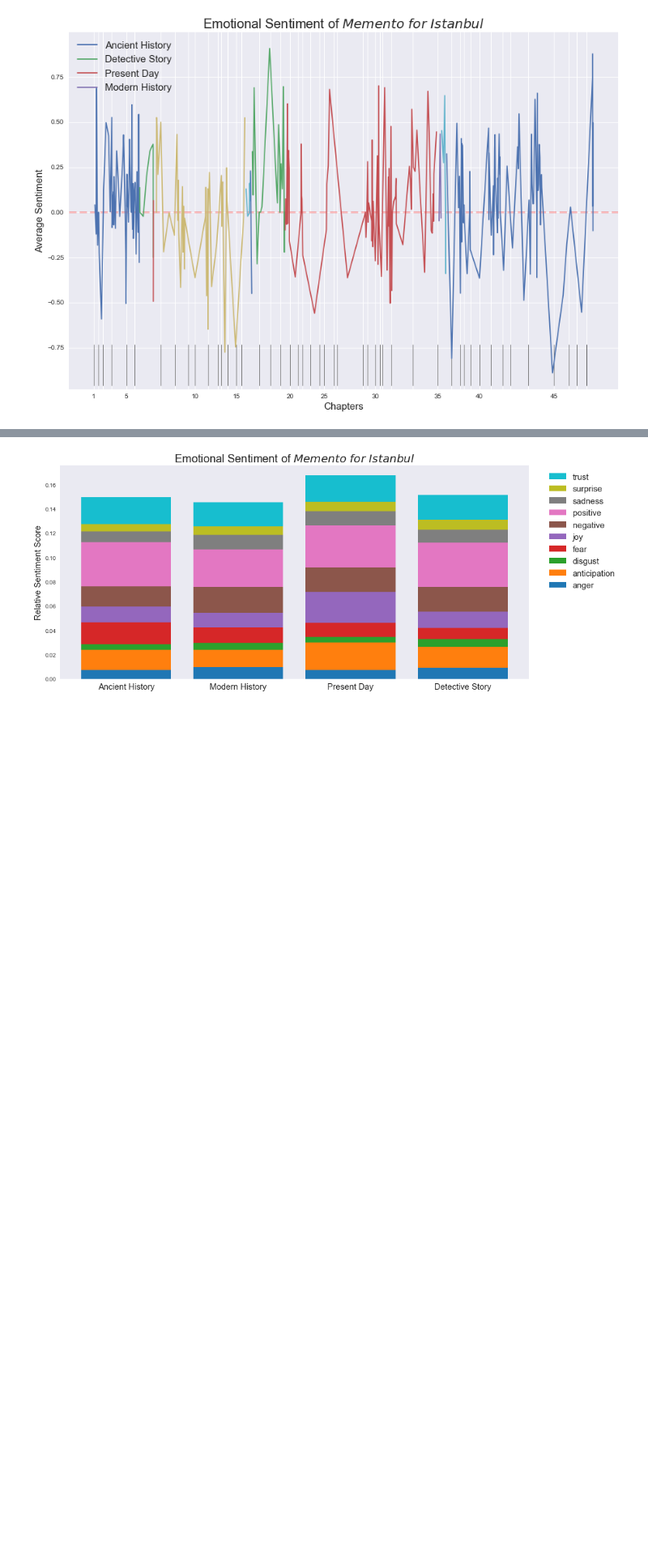
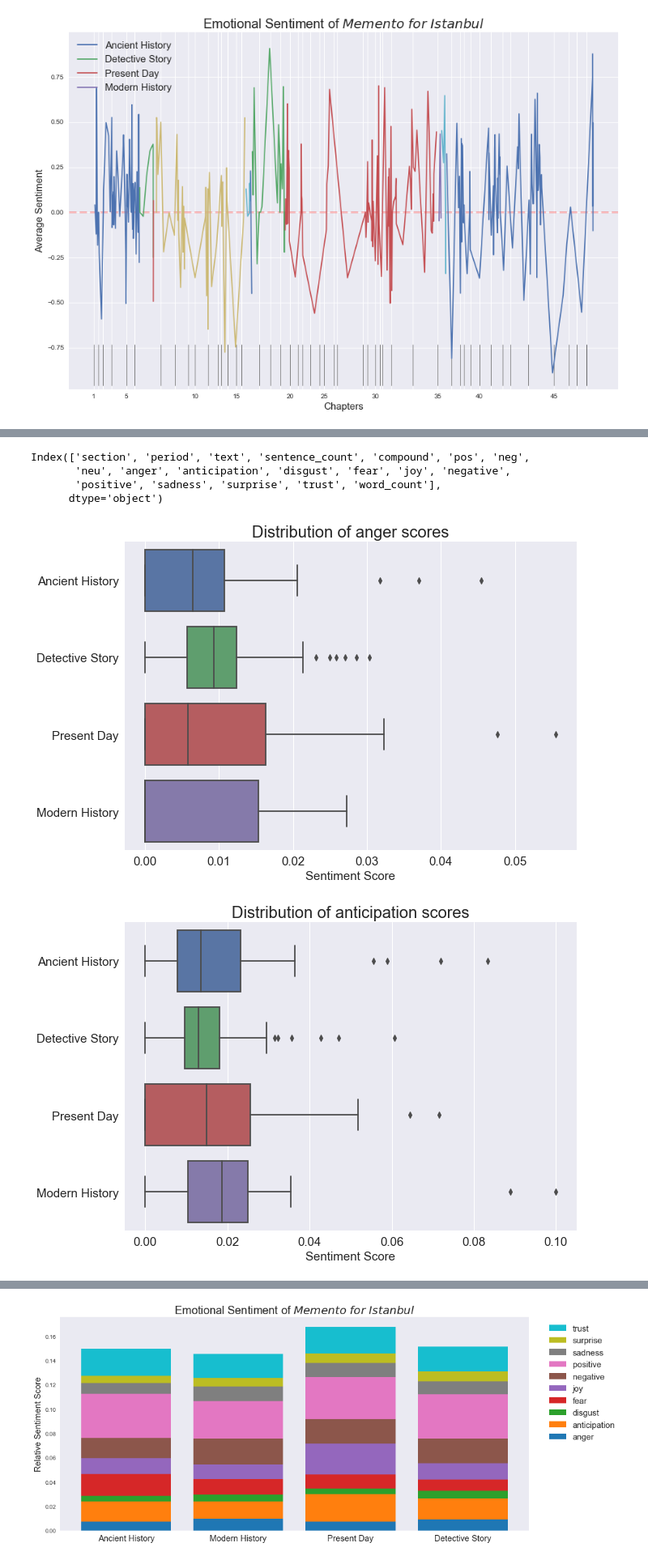
Before and after one commit to raffg/memento_for_istanbul, a Jupyter notebook: sentiment_analysis.ipynb, the cells around one changed output, grey strips where cells are left out. Shown at 81% size. Saved outputs shown, nothing was run; the diff lists cells and outputs as text; code cells hidden in the pictures; blank space fills up the shorter version.

```diff
--- a/sentiment_analysis.ipynb
+++ b/sentiment_analysis.ipynb
@@ -465,3 +477,24 @@ df.head()
 | 2 | 3 | Present Day | Two battered old ferries, those l... | 2 | 0.58420 | 0.140500 | 0.000000 | 0.859500 | 0.030303 | 0.030303 | ... |
 | 3 | 4 | Modern History | I was taken back to the old days,... | 1 | 0.68580 | 0.170000 | 0.058000 | 0.772000 | 0.000000 | 0.019231 | ... |
 | 4 | 5 | Detective Story | I suddenly felt someone’s eyes on... | 43 | -0.18296 | 0.039953 | 0.075581 | 0.884465 | 0.008761 | 0.012516 | ... |
+# %%
+df.columns
+# %% [output]
+Index(['section', 'period', 'text', 'sentence_count', 'compound', 'pos', 'neg',
+       'neu', 'anger', 'anticipation', 'disgust', 'fear', 'joy', 'negative',
+       'positive', 'sadness', 'surprise', 'trust', 'word_count'],
+      dtype='object')
+# %%
+for col in ['anger', 'anticipation', 'disgust', 'fear', 'joy', 'sadness', 'surprise', 'trust']:
+    plt.figure(figsize=(10, 7))
+    sns.boxplot(x=col, y='period', data=df, notch=False)
+    plt.xlabel('Sentiment Score', fontsize=15)
+    plt.ylabel('')
+    plt.title('Distribution of {} scores'.format(col), fontsize=20)
+    plt.xticks(fontsize=15)
+    plt.yticks(fontsize=15)
+    # plt.savefig(boxplot.jpg, dpi=300)
+    plt.show()
+# %% [output]
+[figure, added]
+[figure, added]
```
Also changed, not shown: parts of 7 cells of this notebook.
